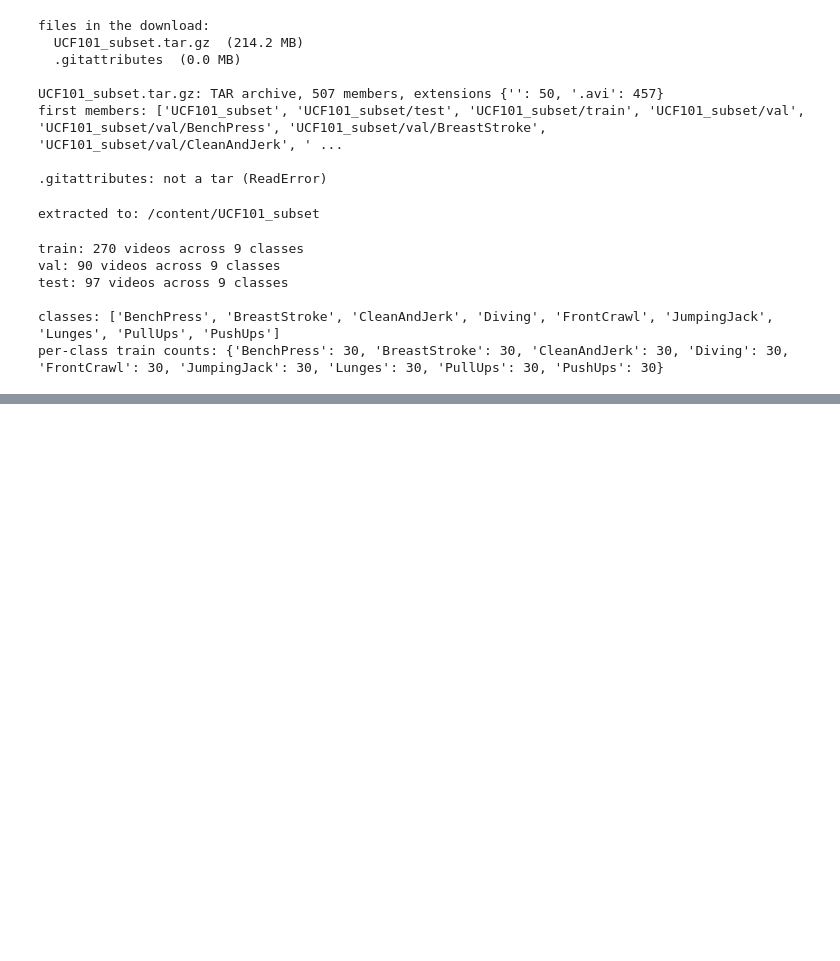
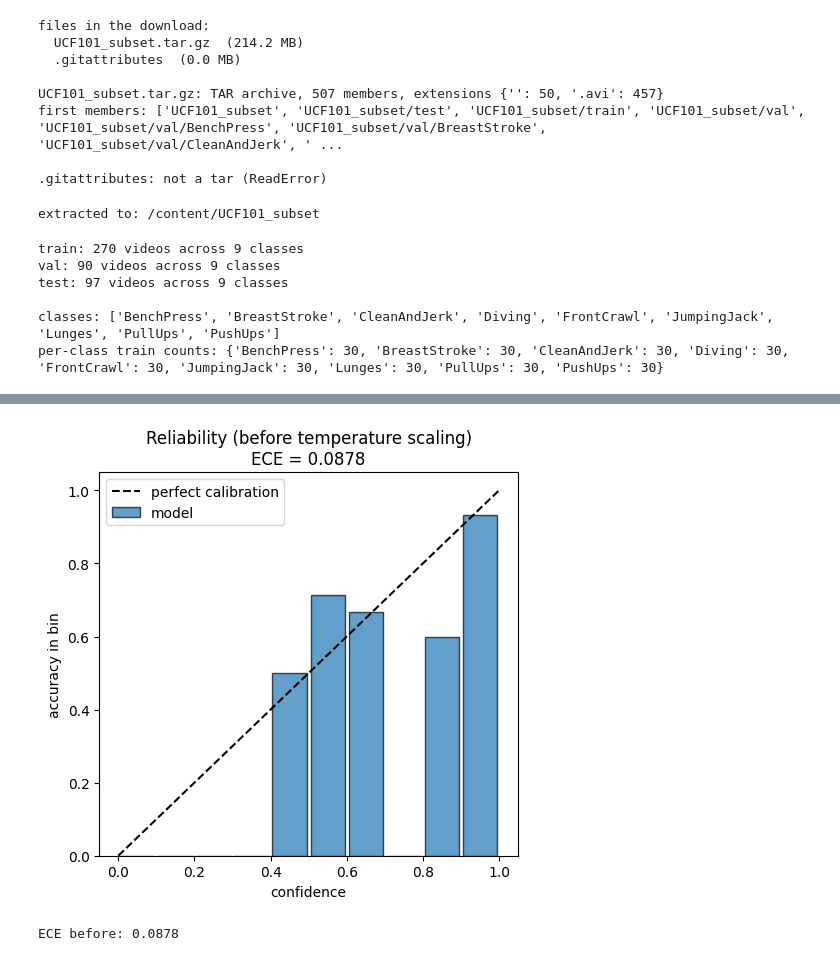
Before and after one commit to HuMzAHCodes/FrameSight, a Jupyter notebook: framesight.ipynb, the cells around one changed output, grey strips where cells are left out. Saved outputs shown, nothing was run; the diff lists cells and outputs as text; code cells hidden in the pictures; blank space fills up the shorter version.

```diff
--- a/framesight.ipynb
+++ b/framesight.ipynb
@@ -136,0 +507,34 @@ per-class train counts: {'BenchPress': 30, 'BreastStroke': 30, 'CleanAndJerk': 3
+# %%
+def compute_ece(logits, labels, n_bins=10):
+    probs = F.softmax(logits, dim=1)
+    confidences, predictions = probs.max(dim=1)
+    accuracies = (predictions == labels).float()
+    bin_edges = torch.linspace(0, 1, n_bins + 1)
+    ece, bin_confidences, bin_accuracies = 0.0, [], []
+    for i in range(n_bins):
+        in_bin = (confidences > bin_edges[i]) & (confidences <= bin_edges[i + 1])
+        count = in_bin.sum().item()
+        if count > 0:
+            conf_here = confidences[in_bin].mean().item()
+            acc_here = accuracies[in_bin].mean().item()
+            ece += (count / len(labels)) * abs(conf_here - acc_here)
+        else:
+            conf_here, acc_here = 0.0, 0.0
+        bin_confidences.append(conf_here); bin_accuracies.append(acc_here)
+    return ece, bin_confidences, bin_accuracies
+
+def plot_reliability(logits, labels, title):
+    ece, _, bin_accuracies = compute_ece(logits, labels)
+    centers = (torch.linspace(0, 1, 11)[:-1] + 0.05).tolist()
+    plt.figure(figsize=(5, 5))
+    plt.plot([0, 1], [0, 1], "k--", label="perfect calibration")
+    plt.bar(centers, bin_accuracies, width=0.09, alpha=0.7, edgecolor="black", label="model")
+    plt.xlabel("confidence"); plt.ylabel("accuracy in bin")
+    plt.title(f"{title}\nECE = {ece:.4f}"); plt.legend(); plt.tight_layout(); plt.show()
+    return ece
+
+ece_before = plot_reliability(test_logits, y_test, "Reliability (before temperature scaling)")
+print(f"ECE before: {ece_before:.4f}")
+# %% [output]
+[figure, added]
+ECE before: 0.0878
```
Also changed, not shown: parts of 21 cells of this notebook, 1 other file.
